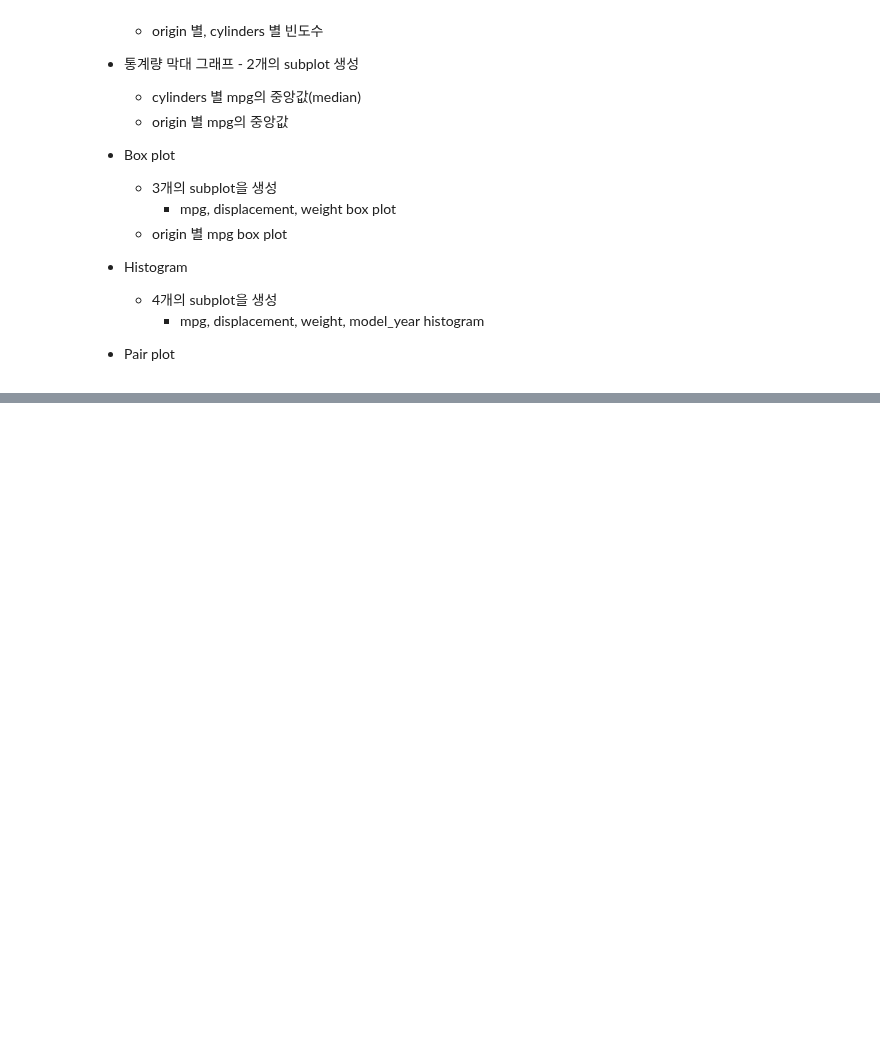
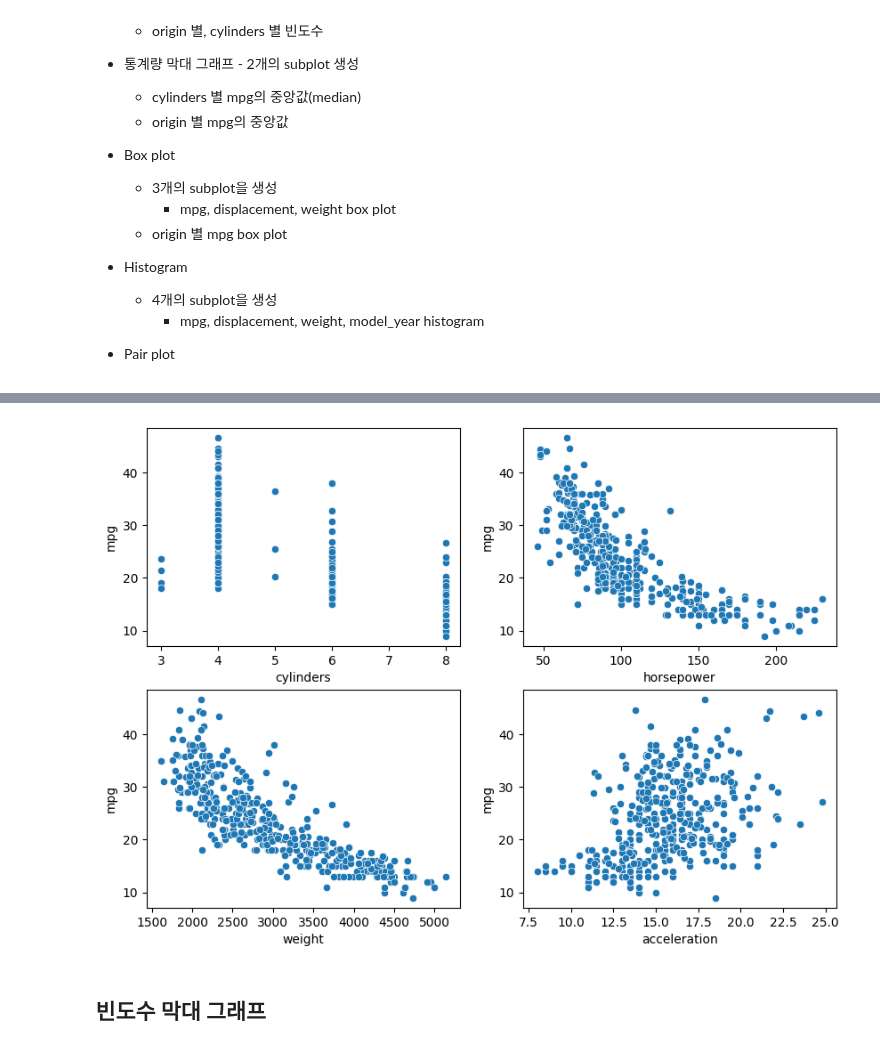
Before and after one commit to Sjleerodls/Data_Analysis, a Jupyter notebook: lab_da/da06_eda.ipynb, the cells around one changed output, grey strips where cells are left out. Saved outputs shown, nothing was run; the diff lists cells and outputs as text; code cells hidden in the pictures; blank space fills up the shorter version.

```diff
--- a/lab_da/da06_eda.ipynb
+++ b/lab_da/da06_eda.ipynb
@@ -168,0 +247,17 @@ plt.show()
+# %%
+# 2x2 모양의 subplot 생성
+fig, ax = plt.subplots(nrows=2, ncols=2, figsize=(10,7))
+
+sns.scatterplot(data=mpg, x='cylinders', y='mpg', ax=ax[0,0])
+sns.scatterplot(data=mpg, x='horsepower', y='mpg', ax=ax[0,1])
+sns.scatterplot(data=mpg, x='weight', y='mpg', ax=ax[1,0])
+sns.scatterplot(data=mpg, x='acceleration', y='mpg', ax=ax[1,1])
+
+plt.show()          # 실린더 갯수에 따른 연비의 효율은 긍정적인 결과가 보여지지 않음.
+                    # 마력에 따른 연비의 효율은 음의 그래프 형태를 보여줍니다. 마력이 낮을수록 연비가 좋은 경향성을 보입니다.
+                    # 무게에 따른 연비의 효울도 음의 그래프 형태로서, 무게가 많이 나갈수록 연비는 안좋아집니다.
+                    # 가속에 따른 연비의 효율은 판단하기 애매합니다.
+# %% [output]
+[figure, added]
+# %% [markdown]
+## 빈도수 막대 그래프
```
Also changed, not shown: parts of 15 cells of this notebook.
